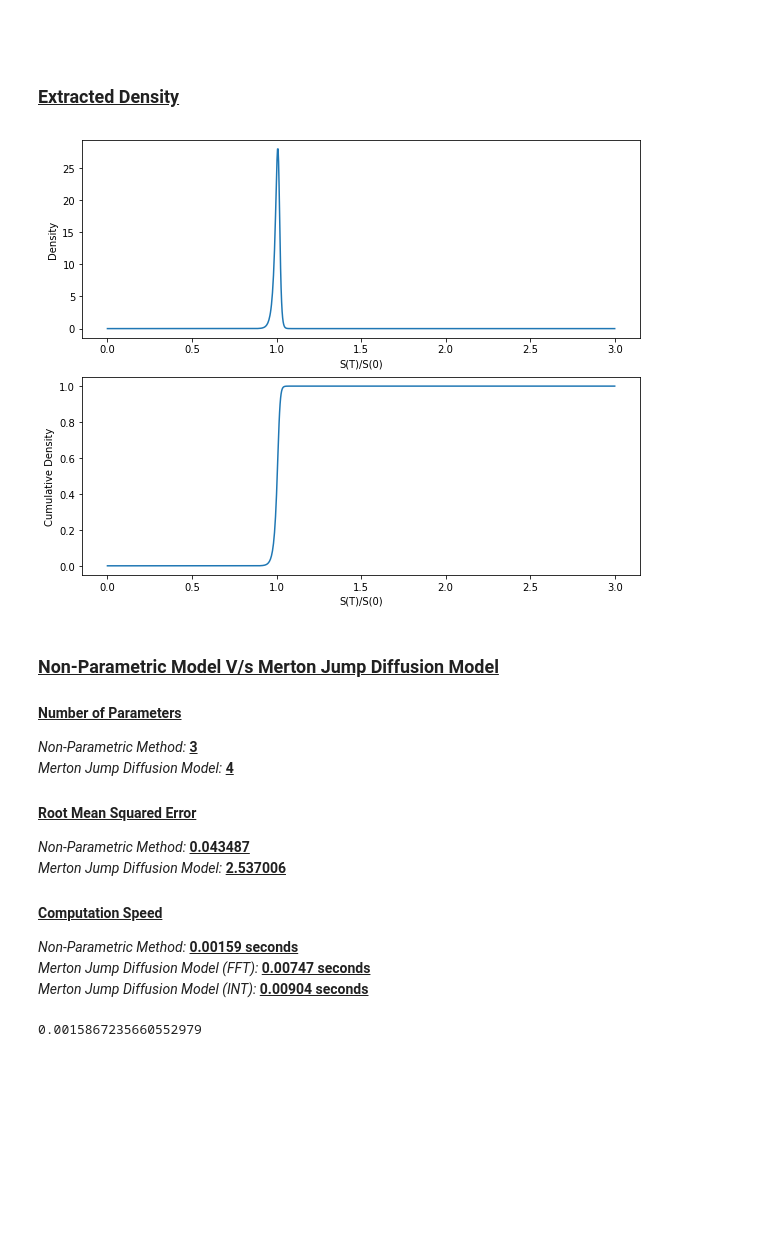
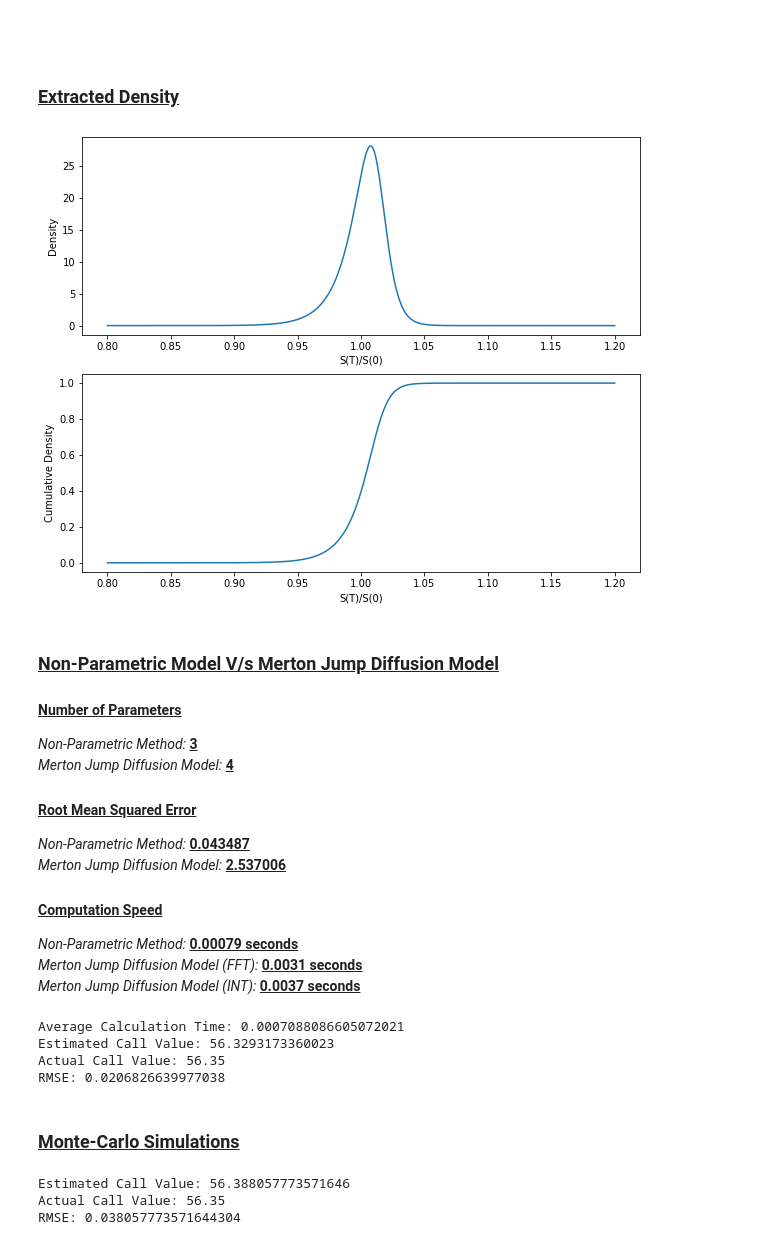
Before and after one commit to HimanshuBabbar22/nonParametricOptionPricing, a Jupyter notebook: NonParametricOptionPricing.ipynb, the cells around one changed output. Cells and saved outputs as stored; diff of their text form; code cells hidden in the pictures; blank space fills up the shorter version.

Commit message:
Code for Monte Carlo Simulations

```diff
--- a/NonParametricOptionPricing.ipynb
+++ b/NonParametricOptionPricing.ipynb
@@ -118,7 +119,7 @@ warnings.filterwarnings('ignore')
 
 r = 0.005
 
-optData = pd.read_csv('..'+os.sep+'data'+os.sep+'projectData.csv')
+optData = pd.read_csv('projectData.csv')
 optData['Date'] = pd.to_datetime(optData['Date'], format='%Y-%m-%d')
 optData['Maturity'] = pd.to_datetime(optData['Maturity'], format='%Y-%m-%d')
 dates = list(optData['Date'].drop_duplicates())
@@ -227,25 +228,25 @@ Optimization terminated successfully.
 # %%
 import numpy as np
 import matplotlib.pyplot as plt
 import scipy.stats as stats
 
-x = np.linspace(0, 3, 1000)
+x = np.linspace(0.8, 1.2, 1000)
 Q, B, nu = opt
 cdf = 1/((1+Q*(np.exp(-B*(x-1))))**(1/nu))
 pdf = (-1/nu)*((1+Q*np.exp(-B*(x-1)))**((-1/nu)-1))*(-Q*B)*np.exp(-B*(x-1))
 plt.rcParams['figure.figsize'] = [10,8]
 
 plt.subplot(211)
 plt.plot(x,pdf);
 plt.xlabel('S(T)/S(0)');
 plt.ylabel('Density');
 
 plt.subplot(212)
 plt.plot(x,cdf);
 plt.xlabel('S(T)/S(0)');
 plt.ylabel('Cumulative Density');
 # %% [output]
-[figure, old version]
+[figure, new version]
 # %% [markdown]
 ### <u>Non-Parametric Model V/s Merton Jump Diffusion Model</u>
 
@@ -258,17 +259,60 @@ plt.ylabel('Cumulative Density');
 <i>Merton Jump Diffusion Model:</i> <b><u>2.537006</u></b>
 
 #### <u>Computation Speed</u>
-<i>Non-Parametric Method:</i> <b><u>0.00159 seconds</u></b><br>
-<i>Merton Jump Diffusion Model (FFT):</i> <b><u>0.00747 seconds</u></b><br>
-<i>Merton Jump Diffusion Model (INT):</i> <b><u>0.00904 seconds</u></b>
+<i>Non-Parametric Method:</i> <b><u>0.00079 seconds</u></b><br>
+<i>Merton Jump Diffusion Model (FFT):</i> <b><u>0.0031 seconds</u></b><br>
+<i>Merton Jump Diffusion Model (INT):</i> <b><u>0.0037 seconds</u></b>
 # %%
 import time
+
+S0 = 2905.58
+K = 2860
+T = 15/365
 
 times = np.zeros(1000)
 for i in range(1000):
     t = time.time()
-    find_call_value(2905.58, 2850, r, 15/365, opt)
+    find_call_value(S0, K, r, T, opt)
     times[i] = time.time() - t
-print(np.mean(times))
+print('Average Calculation Time:', np.mean(times))
+
+est_call = find_call_value(S0, K, r, T, opt)
+print('Estimated Call Value:', est_call)
+
+actual_call = filtData['Call'].loc[filtData['Strike']==K].iloc[0]
+print('Actual Call Value:', actual_call)
+
+print('RMSE:', np.sqrt((est_call-actual_call)**2))
 # %% [output]
-0.0015867235660552979
+Average Calculation Time: 0.0007088086605072021
+Estimated Call Value: 56.3293173360023
+Actual Call Value: 56.35
+RMSE: 0.0206826639977038
+# %% [markdown]
+### <u>Monte-Carlo Simulations</u>
+# %%
+import numpy as np
+
+def cdf_inv(u):
+    return 1 - (1/opt[1])*np.log((1/opt[0]) * (1/(u**opt[2]) - 1))
+
+np.random.seed = 1000
+u = np.random.uniform(size=100000)
+x = cdf_inv(u)
+
+ST = S0*x
+
+payoff = (ST-K)
+payoff[payoff<0] = 0.0
+
+est_call = np.exp(-r*T)*np.mean(payoff)
+print('Estimated Call Value:', est_call)
+
+actual_call = filtData['Call'].loc[filtData['Strike']==K].iloc[0]
+print('Actual Call Value:', actual_call)
+
+print('RMSE:', np.sqrt((est_call-actual_call)**2))
+# %% [output]
+Estimated Call Value: 56.388057773571646
+Actual Call Value: 56.35
+RMSE: 0.038057773571644304
```
Also changed, not shown: parts of 4 cells of this notebook.
